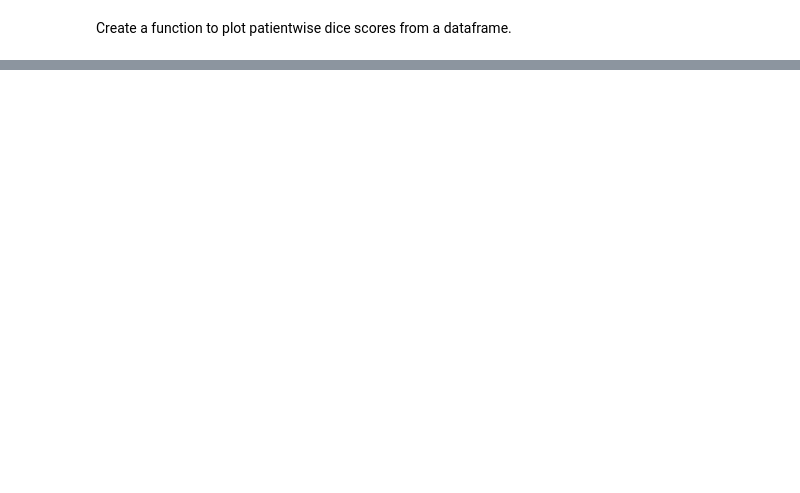
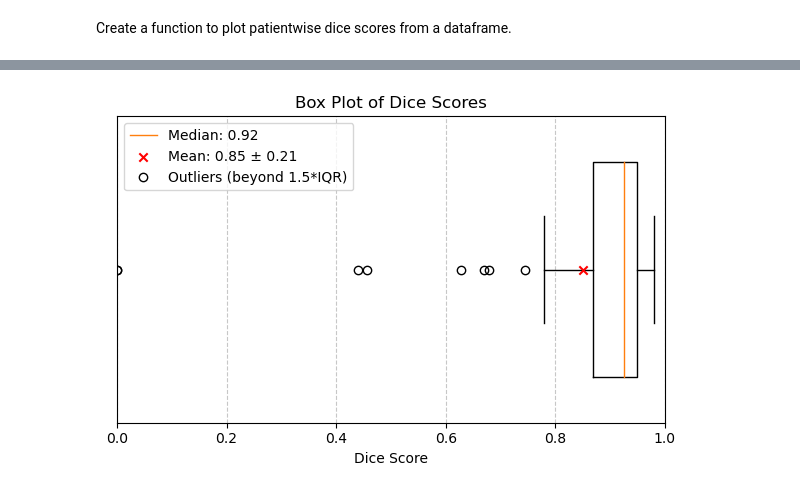
Before and after one commit to j00lie/thesis, a Jupyter notebook: evaluate.ipynb, the cells around one changed output, grey strips where cells are left out. Saved outputs shown, nothing was run; the diff lists cells and outputs as text; code cells hidden in the pictures; blank space fills up the shorter version.

```diff
--- a/evaluate.ipynb
+++ b/evaluate.ipynb
@@ -245 +247,46 @@ plotDice(model_df)
+# %%
+'''
+Interquartile Range (IQR) is the difference between the third quartile (Q3) and the first quartile (Q1).
+Inner fences: These are calculated as:
+
+    Lower inner fence: Q1-1.5xIQRQ1-1.5xIQR
+    Upper inner fence: Q3+1.5xIQRQ3+1.5xIQR
+Outlier Determination: Outliers are determined based on the whiskers of the box plot.
+Data points outside of the whiskers are considered outliers.
+
+Outlier Plotting: In the plot, outliers are represented as individual "flier" points beyond the whiskers.
+By default, they are plotted as small circles.
+'''
+def box_plotDice(dataframe):
+    # Extract dice scores and exclude the Avg. and Std. rows
+    dice_scores = dataframe["Dice"].iloc[:-2].astype(float)
+
+    # Create the box plot without a notch
+    plt.figure(figsize=(6, 4))
+    bp = plt.boxplot(dice_scores, vert=False, widths=0.7, notch=False)
+
+    # Overlay the mean
+    mean_dice = dice_scores.mean()
+    std_dice = dice_scores.std()
+    plt.scatter(mean_dice, 1, color='red', marker='x', label=f'Mean: {mean_dice:.2f} ± {std_dice:.2f}', zorder=5)
+
+    # Add the median (orange line) to the legend
+    median_line = bp['medians'][0]
+    median_line.set_label(f'Median: {np.median(dice_scores):.2f}')
+    # Add the outlier symbol to the legend
+    outlier_symbol = bp['fliers'][0]
+    plt.plot([], [], 'o', color=outlier_symbol.get_color(), markerfacecolor='none', label='Outliers (beyond 1.5*IQR)')
+
+    plt.xlabel("Dice Score")
+    plt.title("Box Plot of Dice Scores")
+    plt.yticks([])
+    plt.xlim(0, 1)
+    plt.grid(axis="x", linestyle="--", alpha=0.7)
+    plt.legend(loc="upper left")
+    plt.tight_layout()
+    plt.show()
+# %%
+box_plotDice(model_df)
+# %% [output]
+[figure, added]
 # %%
```
Also changed, not shown: parts of 15 cells of this notebook.
